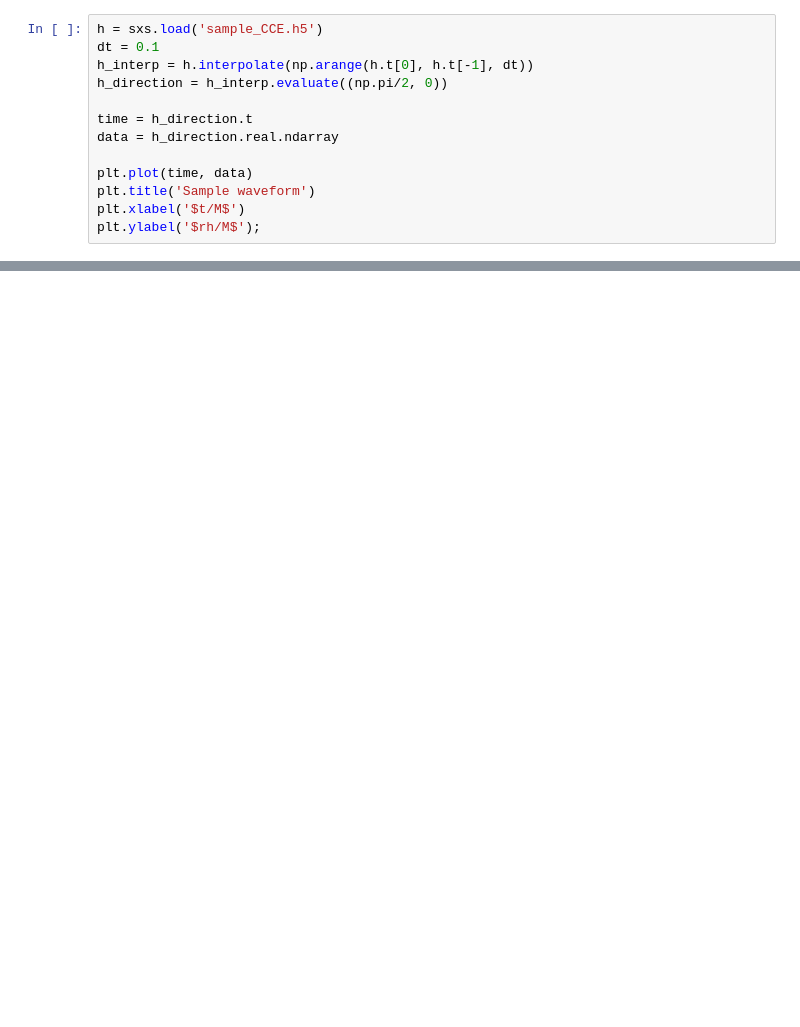
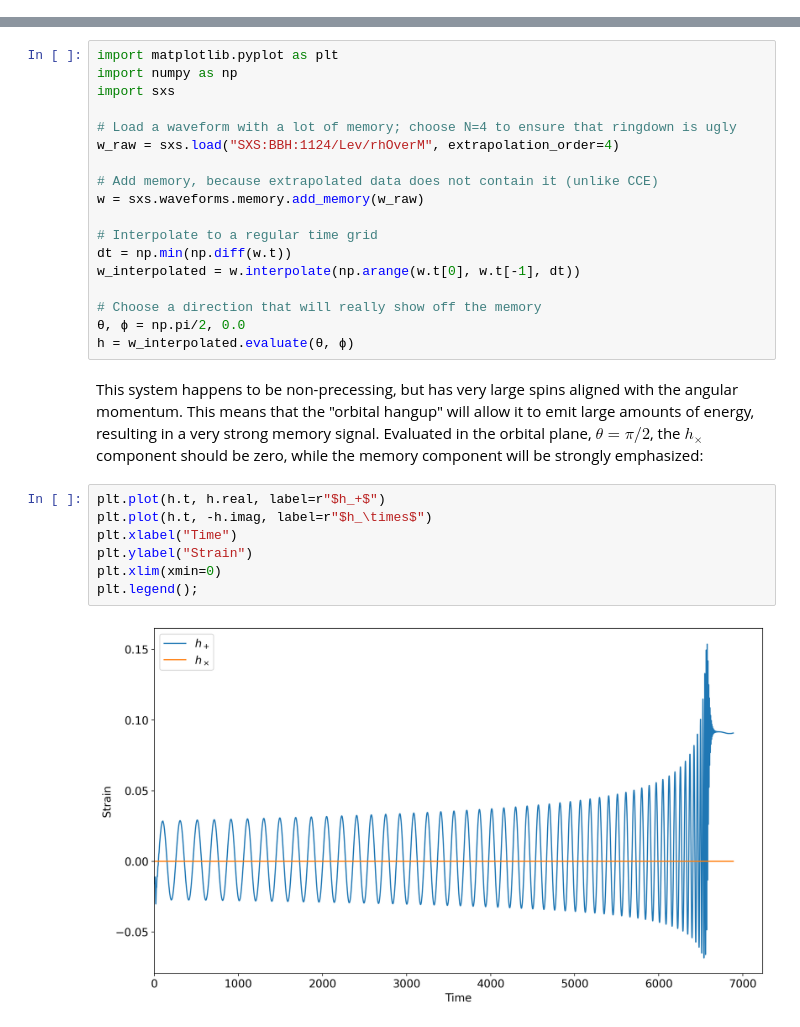
Before and after one commit to sxs-collaboration/sxs, a Jupyter notebook: docs/tutorials/05-PreprocessingForFFTs.ipynb, the cells around one changed output, grey strips where cells are left out. Cells and saved outputs as stored; diff of their text form; blank space fills up the shorter version.

```diff
--- a/docs/tutorials/05-PreprocessingForFFTs.ipynb
+++ b/docs/tutorials/05-PreprocessingForFFTs.ipynb
@@ -276,13 +0,0 @@ After seeing the effects of preprocessing a simple function, we now move on to p
-# %%
-h = sxs.load('sample_CCE.h5')
-dt = 0.1
-h_interp = h.interpolate(np.arange(h.t[0], h.t[-1], dt))
-h_direction = h_interp.evaluate((np.pi/2, 0))
-
-time = h_direction.t
-data = h_direction.real.ndarray
-
-plt.plot(time, data)
-plt.title('Sample waveform')
-plt.xlabel('$t/M$')
-plt.ylabel('$rh/M$');
@@ -358,0 +25,29 @@ plt.ylabel('strain/Hz');
+# %%
+import matplotlib.pyplot as plt
+import numpy as np
+import sxs
+
+# Load a waveform with a lot of memory; choose N=4 to ensure that ringdown is ugly
+w_raw = sxs.load("SXS:BBH:1124/Lev/rhOverM", extrapolation_order=4)
+
+# Add memory, because extrapolated data does not contain it (unlike CCE)
+w = sxs.waveforms.memory.add_memory(w_raw)
+
+# Interpolate to a regular time grid
+dt = np.min(np.diff(w.t))
+w_interpolated = w.interpolate(np.arange(w.t[0], w.t[-1], dt))
+
+# Choose a direction that will really show off the memory
+θ, ϕ = np.pi/2, 0.0
+h = w_interpolated.evaluate(θ, ϕ)
+# %% [markdown]
+This system happens to be non-precessing, but has very large spins aligned with the angular momentum.  This means that the "orbital hangup" will allow it to emit large amounts of energy, resulting in a very strong memory signal.  Evaluated in the orbital plane, $\theta = \pi/2$, the $h_\times$ component should be zero, while the memory component will be strongly emphasized:
+# %%
+plt.plot(h.t, h.real, label=r"$h_+$")
+plt.plot(h.t, -h.imag, label=r"$h_\times$")
+plt.xlabel("Time")
+plt.ylabel("Strain")
+plt.xlim(xmin=0)
+plt.legend();
+# %% [output]
+[figure, added]
```
Also changed, not shown: parts of 67 cells of this notebook.
